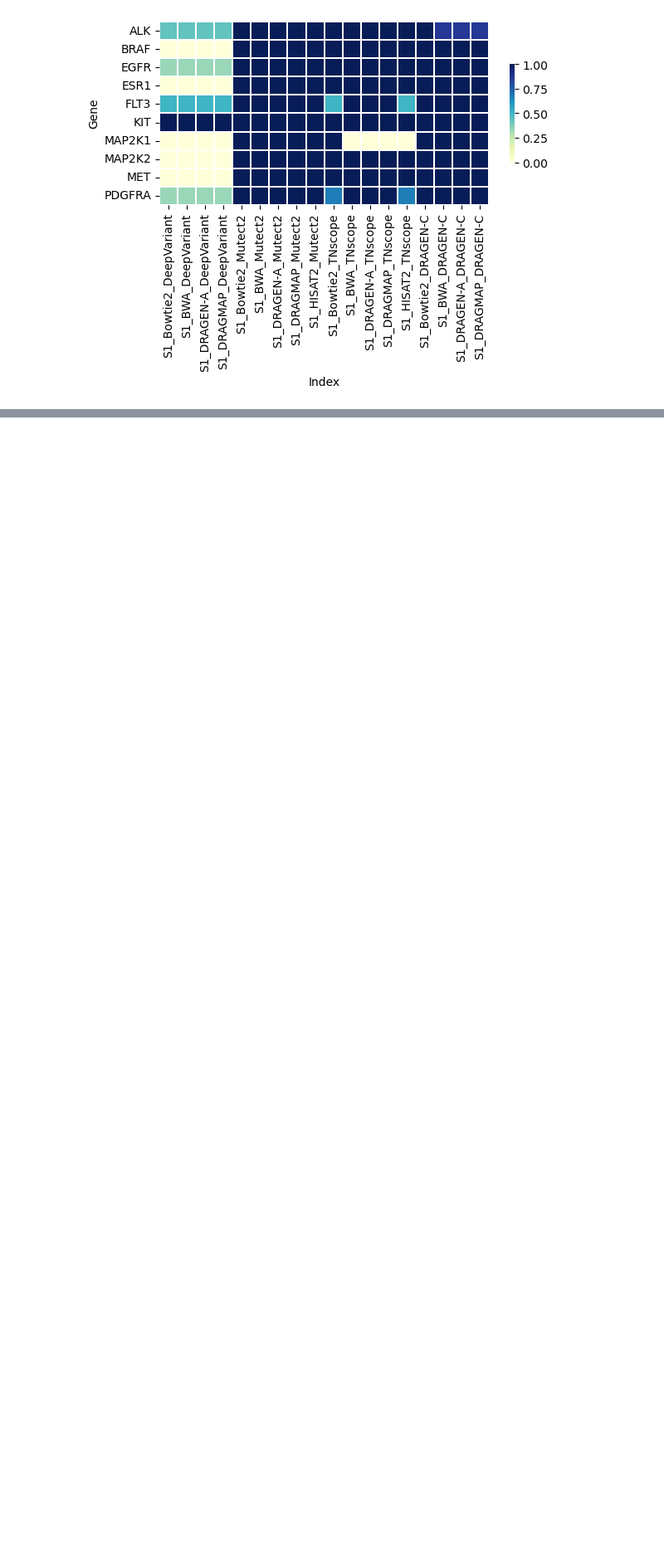
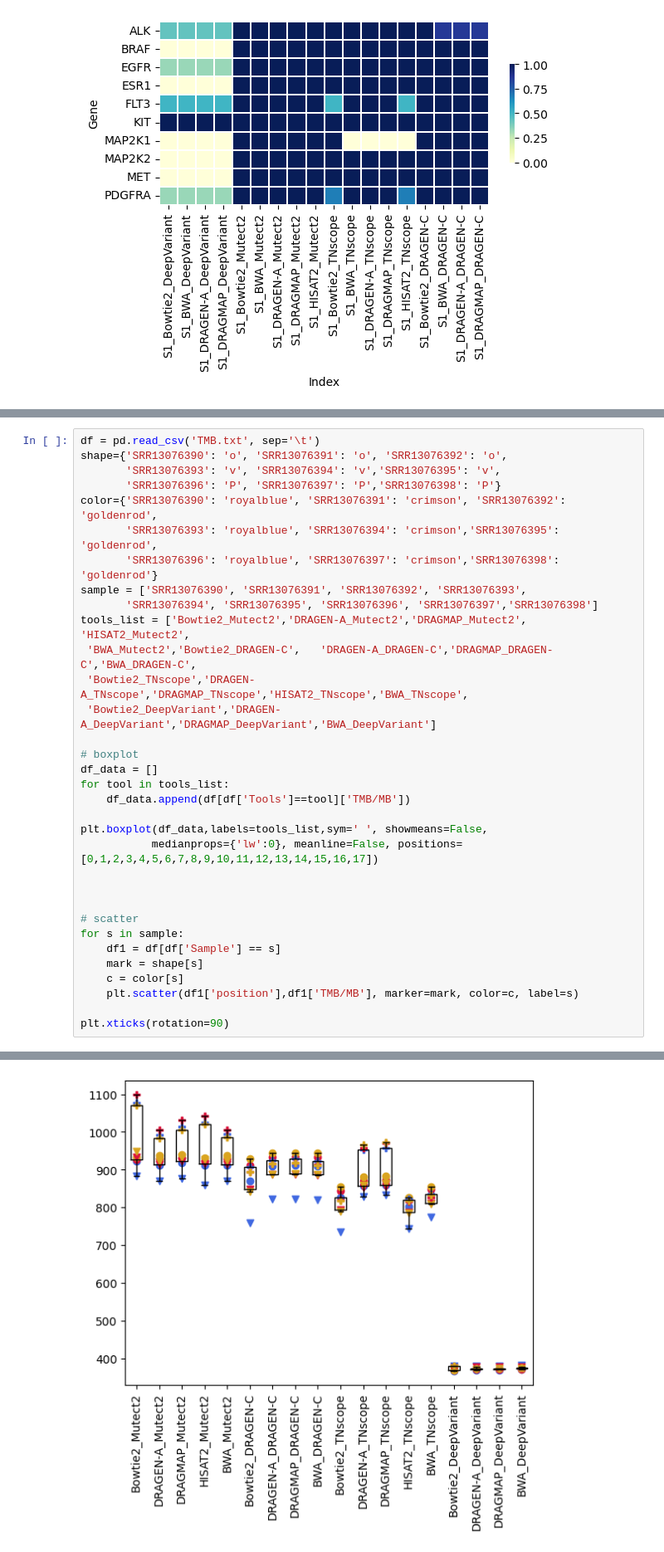
Before and after one commit to Jacob-s-Lab/Somatic_pipeline_JMD, a Jupyter notebook: plotting/Total_plotting.ipynb, the cells around one changed output, grey strips where cells are left out. Shown: that part at 83% size. Saved outputs shown, nothing was run; the diff lists cells and outputs as text; blank space fills up the shorter version.

```diff
--- a/plotting/Total_plotting.ipynb
+++ b/plotting/Total_plotting.ipynb
@@ -313,0 +320,34 @@ upsetplot.plot(df['F1score'])
+# %%
+df = pd.read_csv('TMB.txt', sep='\t')
+shape={'SRR13076390': 'o', 'SRR13076391': 'o', 'SRR13076392': 'o',
+       'SRR13076393': 'v', 'SRR13076394': 'v','SRR13076395': 'v',
+       'SRR13076396': 'P', 'SRR13076397': 'P','SRR13076398': 'P'}
+color={'SRR13076390': 'royalblue', 'SRR13076391': 'crimson', 'SRR13076392': 'goldenrod',
+       'SRR13076393': 'royalblue', 'SRR13076394': 'crimson','SRR13076395': 'goldenrod',
+       'SRR13076396': 'royalblue', 'SRR13076397': 'crimson','SRR13076398': 'goldenrod'}
+sample = ['SRR13076390', 'SRR13076391', 'SRR13076392', 'SRR13076393',
+       'SRR13076394', 'SRR13076395', 'SRR13076396', 'SRR13076397','SRR13076398']
+tools_list = ['Bowtie2_Mutect2','DRAGEN-A_Mutect2','DRAGMAP_Mutect2', 'HISAT2_Mutect2',
+ 'BWA_Mutect2','Bowtie2_DRAGEN-C',   'DRAGEN-A_DRAGEN-C','DRAGMAP_DRAGEN-C','BWA_DRAGEN-C',
+ 'Bowtie2_TNscope','DRAGEN-A_TNscope','DRAGMAP_TNscope','HISAT2_TNscope','BWA_TNscope',
+ 'Bowtie2_DeepVariant','DRAGEN-A_DeepVariant','DRAGMAP_DeepVariant','BWA_DeepVariant']
+
+# boxplot
+df_data = []
+for tool in tools_list:
+    df_data.append(df[df['Tools']==tool]['TMB/MB'])
+
+plt.boxplot(df_data,labels=tools_list,sym=' ', showmeans=False,
+           medianprops={'lw':0}, meanline=False, positions=[0,1,2,3,4,5,6,7,8,9,10,11,12,13,14,15,16,17])
+
+
+
+# scatter
+for s in sample:
+    df1 = df[df['Sample'] == s]
+    mark = shape[s]
+    c = color[s]
+    plt.scatter(df1['position'],df1['TMB/MB'], marker=mark, color=c, label=s)
+
+plt.xticks(rotation=90)
+# %% [output]
@@ -313,0 +374 @@ upsetplot.plot(df['F1score'])
+[figure, added]
```
Also changed, not shown: parts of 14 cells of this notebook, 1 other file.
